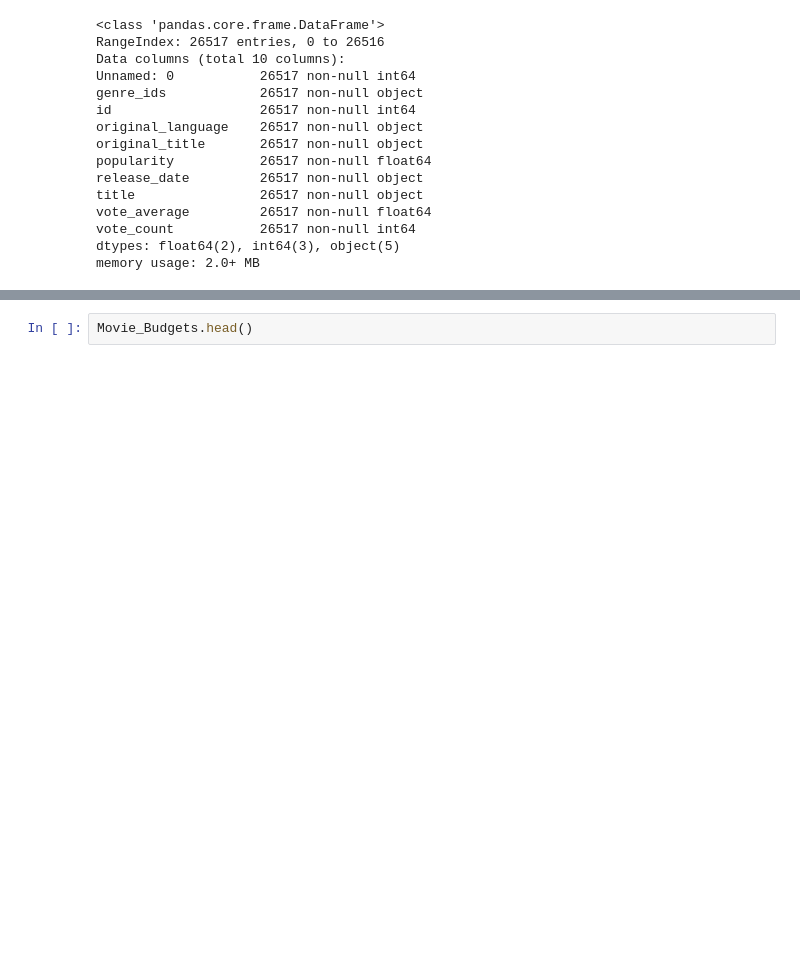
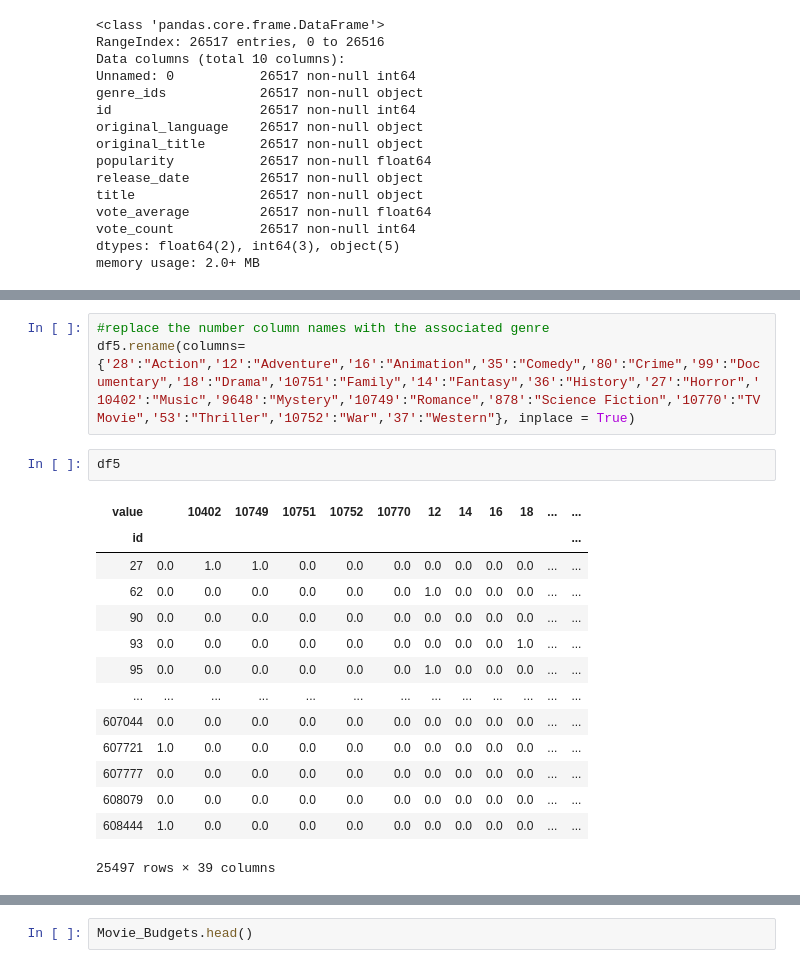
Before and after one commit to newhousem/movie-project, a Jupyter notebook: Data Upload and Cleaning.ipynb, the cells around one changed output, grey strips where cells are left out. Drawn from its saved outputs; the diff is of its cells as text; blank space fills up the shorter version.

```diff
--- a/Data Upload and Cleaning.ipynb
+++ b/Data Upload and Cleaning.ipynb
@@ -279,0 +391,20 @@ memory usage: 2.0+ MB
+# %%
+#replace the number column names with the associated genre
+df5.rename(columns= {'28':"Action",'12':"Adventure",'16':"Animation",'35':"Comedy",'80':"Crime",'99':"Documentary",'18':"Drama",'10751':"Family",'14':"Fantasy",'36':"History",'27':"Horror",'10402':"Music",'9648':"Mystery",'10749':"Romance",'878':"Science Fiction",'10770':"TV Movie",'53':"Thriller",'10752':"War",'37':"Western"}, inplace = True)
+# %%
+df5
+# %% [output]
+| value |  | 10402 | 10749 | 10751 | 10752 | 10770 | 12 | 14 | 16 | 18 | ... | ... |
+| id |  |  |  |  |  |  |  |  |  |  |  | ... |
+| 27 | 0.0 | 1.0 | 1.0 | 0.0 | 0.0 | 0.0 | 0.0 | 0.0 | 0.0 | 0.0 | ... | ... |
+| 62 | 0.0 | 0.0 | 0.0 | 0.0 | 0.0 | 0.0 | 1.0 | 0.0 | 0.0 | 0.0 | ... | ... |
+| 90 | 0.0 | 0.0 | 0.0 | 0.0 | 0.0 | 0.0 | 0.0 | 0.0 | 0.0 | 0.0 | ... | ... |
+| 93 | 0.0 | 0.0 | 0.0 | 0.0 | 0.0 | 0.0 | 0.0 | 0.0 | 0.0 | 1.0 | ... | ... |
+| 95 | 0.0 | 0.0 | 0.0 | 0.0 | 0.0 | 0.0 | 1.0 | 0.0 | 0.0 | 0.0 | ... | ... |
+| ... | ... | ... | ... | ... | ... | ... | ... | ... | ... | ... | ... | ... |
+| 607044 | 0.0 | 0.0 | 0.0 | 0.0 | 0.0 | 0.0 | 0.0 | 0.0 | 0.0 | 0.0 | ... | ... |
+| 607721 | 1.0 | 0.0 | 0.0 | 0.0 | 0.0 | 0.0 | 0.0 | 0.0 | 0.0 | 0.0 | ... | ... |
+| 607777 | 0.0 | 0.0 | 0.0 | 0.0 | 0.0 | 0.0 | 0.0 | 0.0 | 0.0 | 0.0 | ... | ... |
+| 608079 | 0.0 | 0.0 | 0.0 | 0.0 | 0.0 | 0.0 | 0.0 | 0.0 | 0.0 | 0.0 | ... | ... |
+| 608444 | 1.0 | 0.0 | 0.0 | 0.0 | 0.0 | 0.0 | 0.0 | 0.0 | 0.0 | 0.0 | ... | ... |
+25497 rows × 39 columns
```
Also changed, not shown: parts of 36 cells of this notebook.
